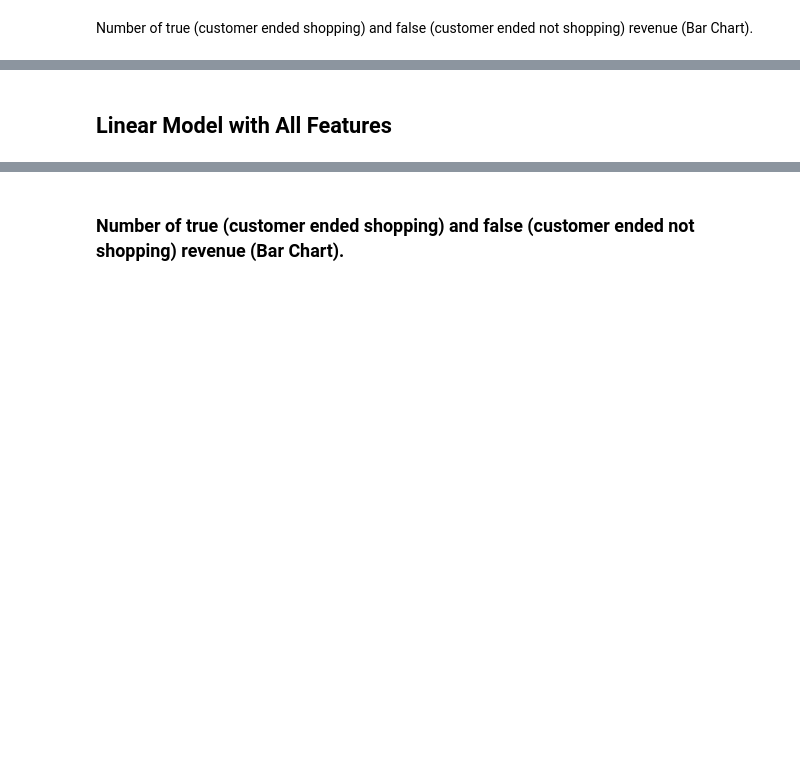
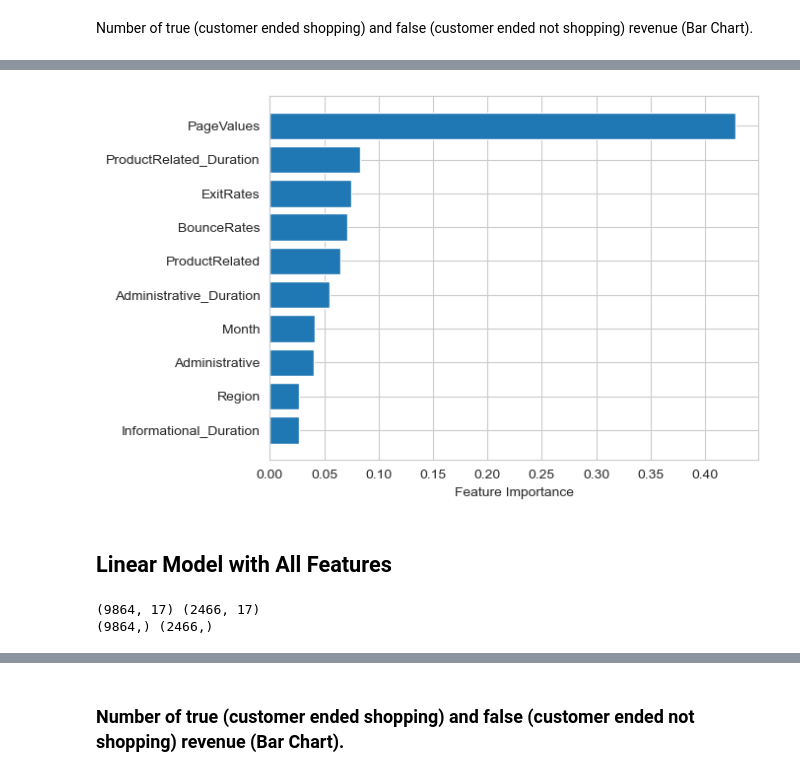
Before and after one commit to RoshanPaudyal/Project-3, a Jupyter notebook: Customer_Intention.ipynb, the cells around one changed output, grey strips where cells are left out. Saved outputs shown, nothing was run; the diff lists cells and outputs as text; code cells hidden in the pictures; blank space fills up the shorter version.

```diff
--- a/Customer_Intention.ipynb
+++ b/Customer_Intention.ipynb
@@ -33,12 +37,10 @@ sns.countplot(df['Revenue'])
 # %%
+# Encode non-numeric columns using OrdinalEncoder
 non_numeric_columns = 'Month', 'VisitorType', 'Weekend', 'Revenue'
-
-# Create an instance of the OrdinalEncoder
 encoder = OrdinalEncoder()
 
 for col in non_numeric_columns:
-    encoder.fit(df[[col]])
-    df[col] = encoder.transform(df[[col]])
+    df[col] = encoder.fit_transform(df[[col]])
 # %%
 # split data into train and test sets
 X_data = df.drop('Revenue', axis=1)
@@ -67,0 +49,17 @@ X_top10.head()
+# %%
+# Train a random forest regressor to determine feature importances
+rf = RandomForestRegressor(n_estimators=150)
+rf.fit(X_train, y_train)
+
+# Get the top 10 features based on their importances
+importances = rf.feature_importances_
+indices = np.argsort(importances)[-10:]
+labels = X.columns[indices]
+# %%
+# Plot the top 10 features
+plt.barh(range(len(indices)), importances[indices], align='center')
+plt.yticks(range(len(indices)), labels)
+plt.xlabel('Feature Importance')
+plt.show()
+# %% [output]
+[figure, added]
@@ -70,5 +72,8 @@ X_top10.head()
 # %%
 print(X_train.shape,X_test.shape)
 print(y_train.shape,y_test.shape)
+# %% [output]
+(9864, 17) (2466, 17)
+(9864,) (2466,)
 # %%
 X_train.head()
```
Also changed, not shown: parts of 14 cells of this notebook.
